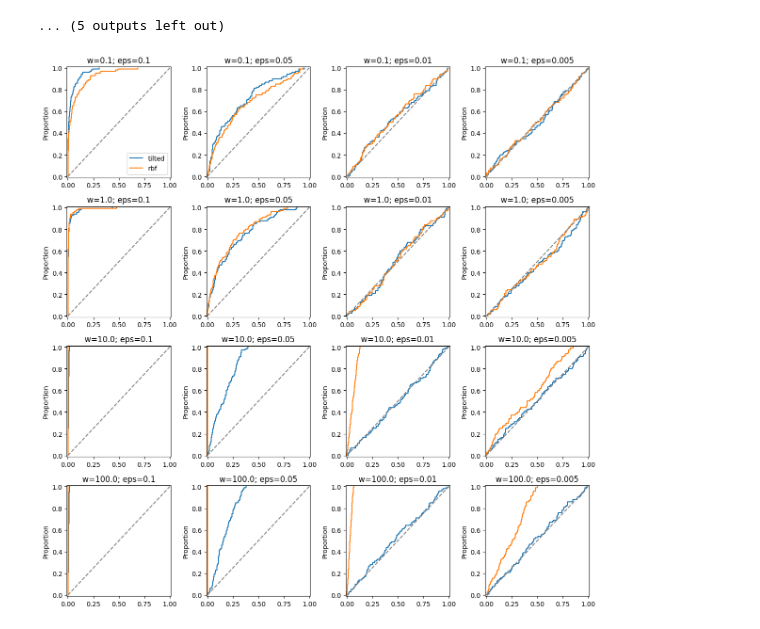
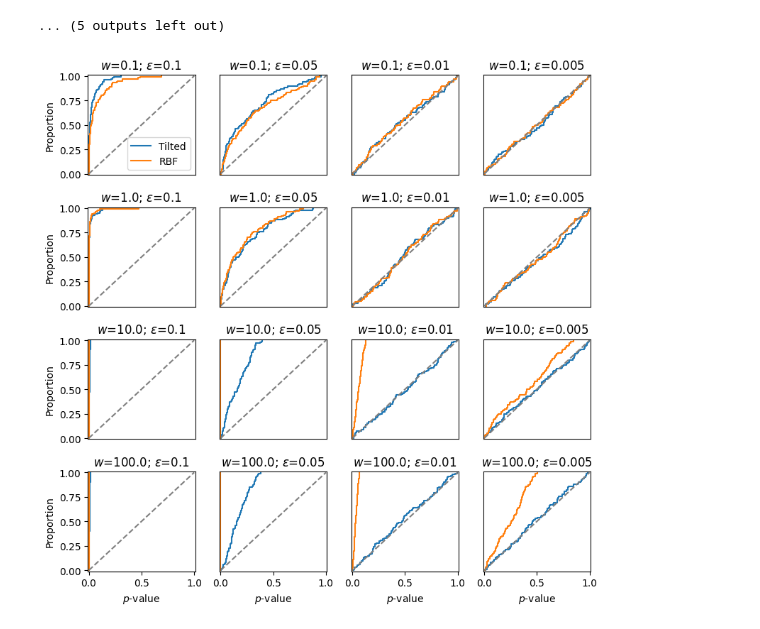
Before and after one commit to XingLLiu/robust-kernel-test, a Jupyter notebook: notebooks/simple_test.ipynb, the cells around one changed output. Saved outputs shown, nothing was run; the diff lists cells and outputs as text; code cells hidden in the pictures.

Commit message:
checkpoint before doing experiments for the two robust KSD tests

```diff
--- a/notebooks/simple_test.ipynb
+++ b/notebooks/simple_test.ipynb
@@ -460,13 +439,14 @@ def ksd_experiment(kernel_class, weight_fn_class, Xs, score_fns, theta, keys, nb
 # %%
 np.random.seed(2024)
 # %%
-nrep = 200
+nrep = 100
 n = 1000
 dim = 1
 mean1 = np.zeros((dim,)) # data
 mean2 = np.zeros((dim,)) # model
 
-mean_ls = [1., 1.2, 1.4, 1.6, 1.8, 2.]
+# mean_ls = [1., 1.2, 1.4, 1.6, 1.8, 2.]
+mean_ls = [.1, .2, .4, .5, .6, .8]
 
 ### Gaussian loc
 Xs = [
@@ -508,0 +479,12 @@ plt.tight_layout()
+# %%
+# expect to see power for larger mean shifts
+fig, ax = plt.subplots(figsize=(3, 3))
+
+rej_rate = [np.mean(res_ms[kk]["deviation"]["rej"]) for kk in mean_ls]
+ax.scatter(mean_ls, rej_rate)
+ax.axhline(0.05, color="gray", linestyle="--")
+ax.set_xlabel("mean shift")
+ax.set_ylabel("rejection prob")
+# ax.set_xscale("log")
+
+plt.tight_layout()
@@ -605,19 +589,34 @@ eps: 0.05
 eps: 0.01
 ... (5 outputs left out)
 # %%
-figs, axes = plt.subplots(ncols=len(eps_ls), nrows=len(outlier_ls), figsize=(3*len(eps_ls), 3*len(outlier_ls)))
+figs, axes = plt.subplots(ncols=len(eps_ls), nrows=len(outlier_ls), figsize=(2*len(eps_ls), 2*len(outlier_ls)))
 
 for i in range(len(outlier_ls)):
     for j in range(len(eps_ls)):
         ax = axes[i][j]
-        sns.ecdfplot(ax=ax, x=np.array(res_ol[outlier_ls[i]][n][eps_ls[j]]["tilted"]["pval"]), label="tilted")
-        sns.ecdfplot(ax=ax, x=np.array(res_ol[outlier_ls[i]][n][eps_ls[j]]["rbf"]["pval"]), label="rbf")
+        sns.ecdfplot(ax=ax, x=np.array(res_ol[outlier_ls[i]][n][eps_ls[j]]["tilted"]["pval"]), label="Tilted")
+        sns.ecdfplot(ax=ax, x=np.array(res_ol[outlier_ls[i]][n][eps_ls[j]]["rbf"]["pval"]), label="RBF")
         ax.plot([0., 1.], [0., 1.], linestyle="--", color="grey")
         ax.set_xlim(-0.01, 1.01)
         ax.set_ylim(-0.01, 1.01)
-        ax.set_title(f"w={outlier_ls[i]}; eps={eps_ls[j]}")
+        ax.set_title(rf"$w$={outlier_ls[i]}; $\epsilon$={eps_ls[j]}")
+        ax.set_ylabel("")
+        ax.set_xlabel("")
+
+        if i < len(outlier_ls) - 1:
+            ax.get_xaxis().set_ticks([])
+        if j > 0:
+            ax.get_yaxis().set_ticks([])
+        if j == 0:
+            ax.set_ylabel("Proportion")
+        if i == len(outlier_ls) - 1:
+            ax.set_xlabel(r"$p$-value")
+        # if j == len(eps_ls) - 1:
+        #     ax.twinx().set_ylabel(f"eps={eps_ls[j]}")
+        #     ax.twinx().get_yaxis().set_ticks([])
 
 axes.flatten()[0].legend(loc="lower right")
 plt.tight_layout()
+plt.savefig("../figs/robust/simple_ksd.pdf")
 # %% [output]
-[figure, old version]
+[figure, new version]
```
Also changed, not shown: parts of 5 cells of this notebook, 4 other files.
